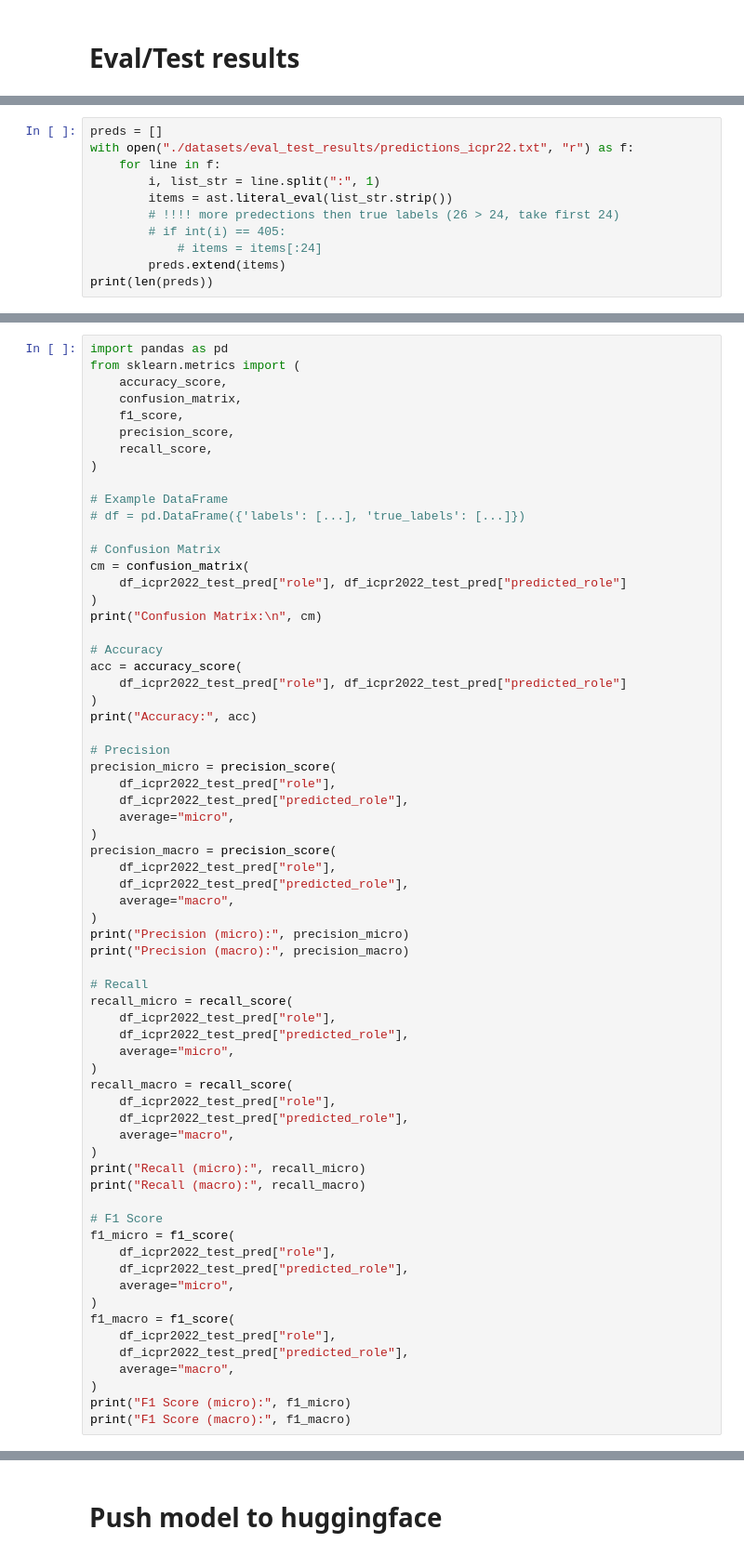
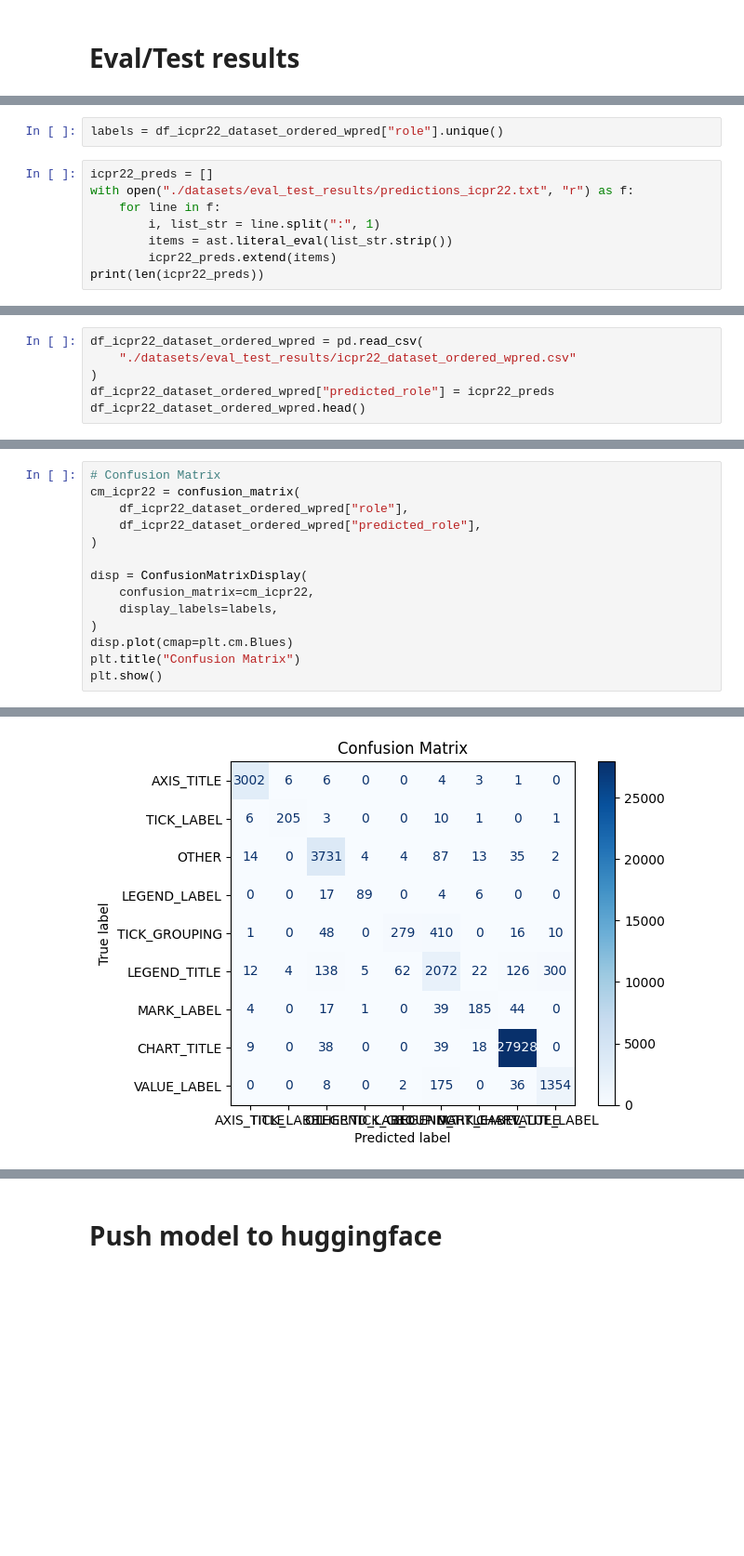
Before and after one commit to nassimb0u/text-role-classification, a Jupyter notebook: datasets/prepro_datasets.ipynb, the cells around one changed output, grey strips where cells are left out. Shown at 93% size. Saved outputs shown, nothing was run; the diff lists cells and outputs as text; blank space fills up the shorter version.

Commit message:
finished eval part

```diff
--- a/datasets/prepro_datasets.ipynb
+++ b/datasets/prepro_datasets.ipynb
@@ -1469,11 +1472,10 @@ print(run.logged_artifacts())
+# %%
+labels = df_icpr22_dataset_ordered_wpred["role"].unique()
 # %%
-preds = []
+icpr22_preds = []
 with open("./datasets/eval_test_results/predictions_icpr22.txt", "r") as f:
     for line in f:
         i, list_str = line.split(":", 1)
         items = ast.literal_eval(list_str.strip())
-        # !!!! more predections then true labels (26 > 24, take first 24)
-        # if int(i) == 405:
-            # items = items[:24]
-        preds.extend(items)
-print(len(preds))
+        icpr22_preds.extend(items)
+print(len(icpr22_preds))
@@ -1658,0 +1484,6 @@ plt.show()
+# %%
+df_icpr22_dataset_ordered_wpred = pd.read_csv(
+    "./datasets/eval_test_results/icpr22_dataset_ordered_wpred.csv"
+)
+df_icpr22_dataset_ordered_wpred["predicted_role"] = icpr22_preds
+df_icpr22_dataset_ordered_wpred.head()
@@ -1659,67 +1511,15 @@ plt.show()
 # %%
-import pandas as pd
-from sklearn.metrics import (
-    accuracy_score,
-    confusion_matrix,
-    f1_score,
-    precision_score,
-    recall_score,
+# Confusion Matrix
+cm_icpr22 = confusion_matrix(
+    df_icpr22_dataset_ordered_wpred["role"],
+    df_icpr22_dataset_ordered_wpred["predicted_role"],
 )
 
-# Example DataFrame
-# df = pd.DataFrame({'labels': [...], 'true_labels': [...]})
-
-# Confusion Matrix
-cm = confusion_matrix(
-    df_icpr2022_test_pred["role"], df_icpr2022_test_pred["predicted_role"]
+disp = ConfusionMatrixDisplay(
+    confusion_matrix=cm_icpr22,
+    display_labels=labels,
 )
-print("Confusion Matrix:\n", cm)
-
-# Accuracy
-acc = accuracy_score(
-    df_icpr2022_test_pred["role"], df_icpr2022_test_pred["predicted_role"]
-)
-print("Accuracy:", acc)
-
-# Precision
-precision_micro = precision_score(
-    df_icpr2022_test_pred["role"],
-    df_icpr2022_test_pred["predicted_role"],
-    average="micro",
-)
-precision_macro = precision_score(
-    df_icpr2022_test_pred["role"],
-    df_icpr2022_test_pred["predicted_role"],
-    average="macro",
-)
-print("Precision (micro):", precision_micro)
-print("Precision (macro):", precision_macro)
-
-# Recall
-recall_micro = recall_score(
-    df_icpr2022_test_pred["role"],
-    df_icpr2022_test_pred["predicted_role"],
-    average="micro",
-)
-recall_macro = recall_score(
-    df_icpr2022_test_pred["role"],
-    df_icpr2022_test_pred["predicted_role"],
-    average="macro",
-)
-print("Recall (micro):", recall_micro)
-print("Recall (macro):", recall_macro)
-
-# F1 Score
-f1_micro = f1_score(
-    df_icpr2022_test_pred["role"],
-    df_icpr2022_test_pred["predicted_role"],
-    average="micro",
-)
-f1_macro = f1_score(
-    df_icpr2022_test_pred["role"],
-    df_icpr2022_test_pred["predicted_role"],
-    average="macro",
-)
-print("F1 Score (micro):", f1_micro)
-print("F1 Score (macro):", f1_macro)
+disp.plot(cmap=plt.cm.Blues)
+plt.title("Confusion Matrix")
+plt.show()
 # %% [output]
@@ -1742,0 +1526 @@ F1 Score (macro): 0.24661507063864885
+[figure, added]
```
Also changed, not shown: parts of 33 cells of this notebook.
